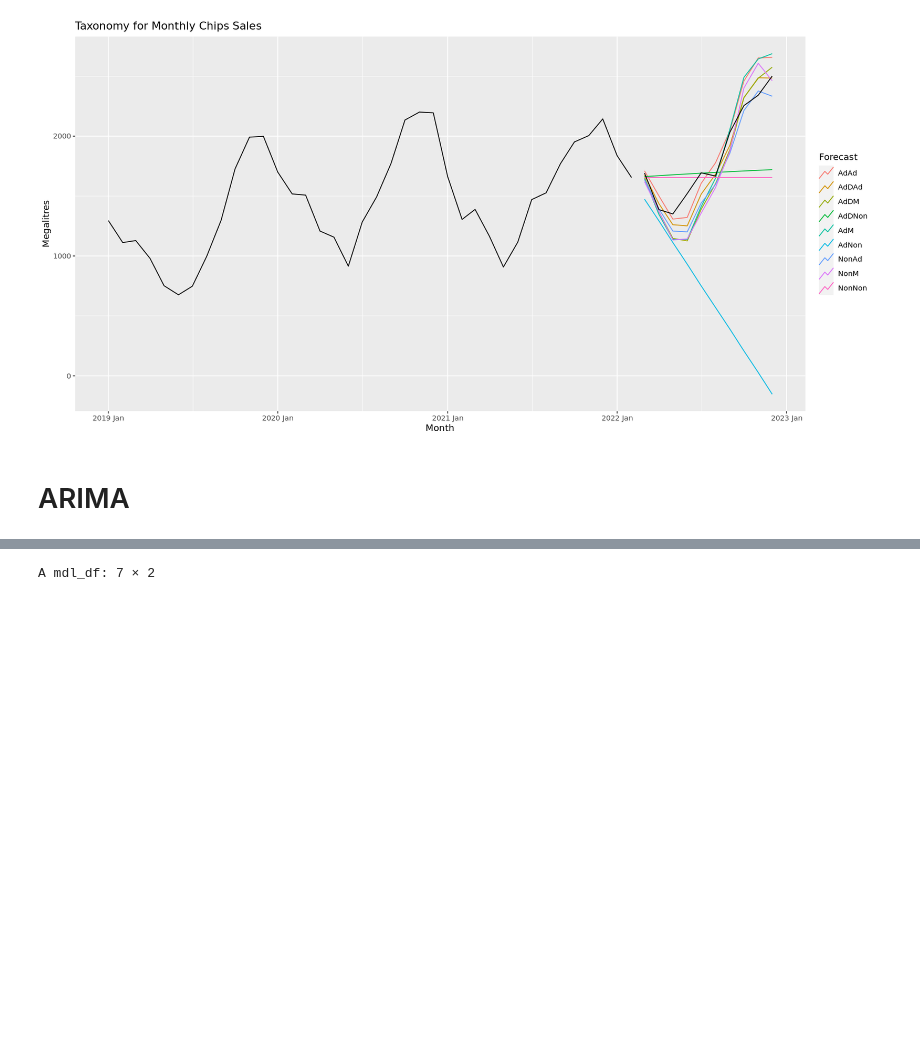
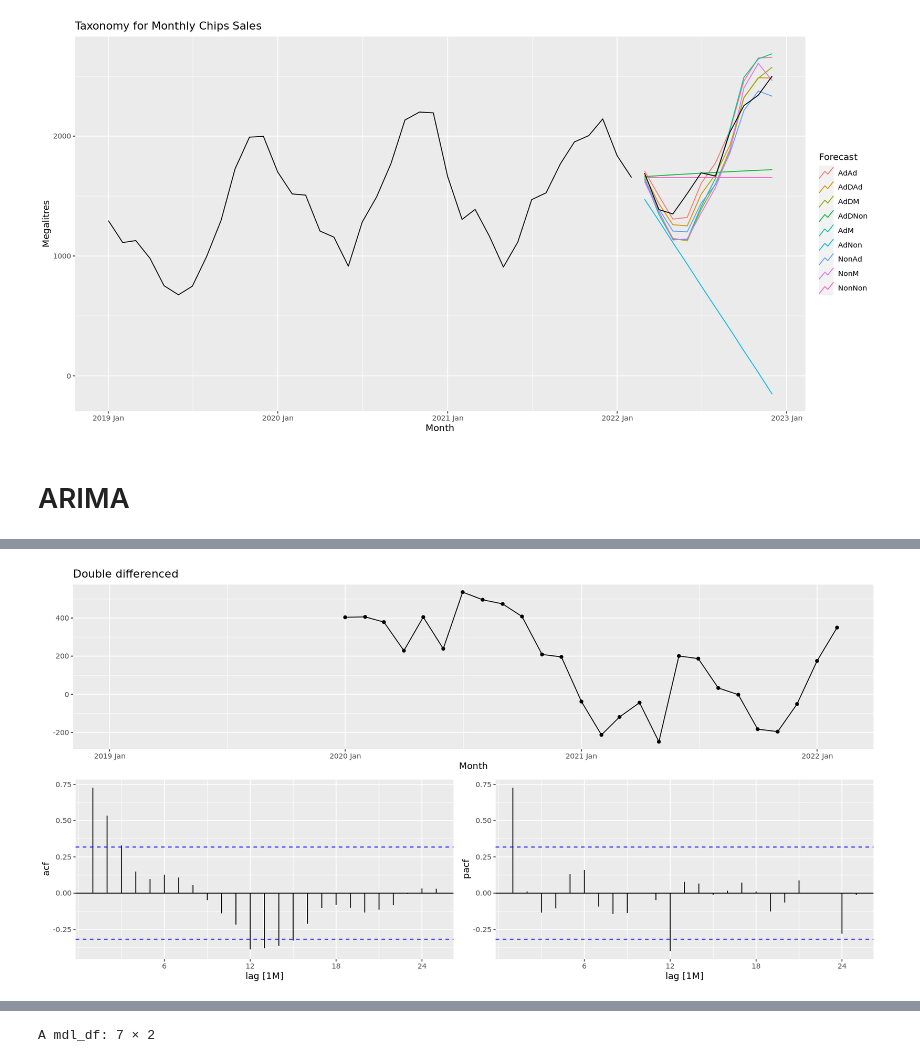
Before and after one commit to Ibrahim-Khayat/-IE499, a Jupyter notebook: indexClean+ArimaCombined.ipynb, the cells around one changed output, grey strips where cells are left out. Drawn from its saved outputs; the diff is of its cells as text; code cells hidden in the pictures; blank space fills up the shorter version.

```diff
--- a/indexClean+ArimaCombined.ipynb
+++ b/indexClean+ArimaCombined.ipynb
@@ -426,0 +413,11 @@ Warning message:
+# %%
+Chips_train |>
+    gg_tsdisplay(difference(Observation,12),
+                plot_type='partial', lag=26) +
+labs(title="Double differenced", y="")
+#Used to find what parameters for arima
+#The ACF is an exponential decaying sinusoidal along with an exponetnial decay in seasonal lags
+#In the PACF, there is a spike in the first lag and a spike in lag 12
+#This gives us ARIMA(1,0,0)(1,1,0)
+#if we took the PACF first, ARIMA(0,0,2)(1,1,0) and ARIMA(0,0,3)(1,1,0)
+# %% [output]
@@ -427,3 +428,4 @@ Warning message:
+[figure, added]
 # %%
 
 Chips_fit <- Chips_train |>
```
Also changed, not shown: parts of 8 cells of this notebook.
